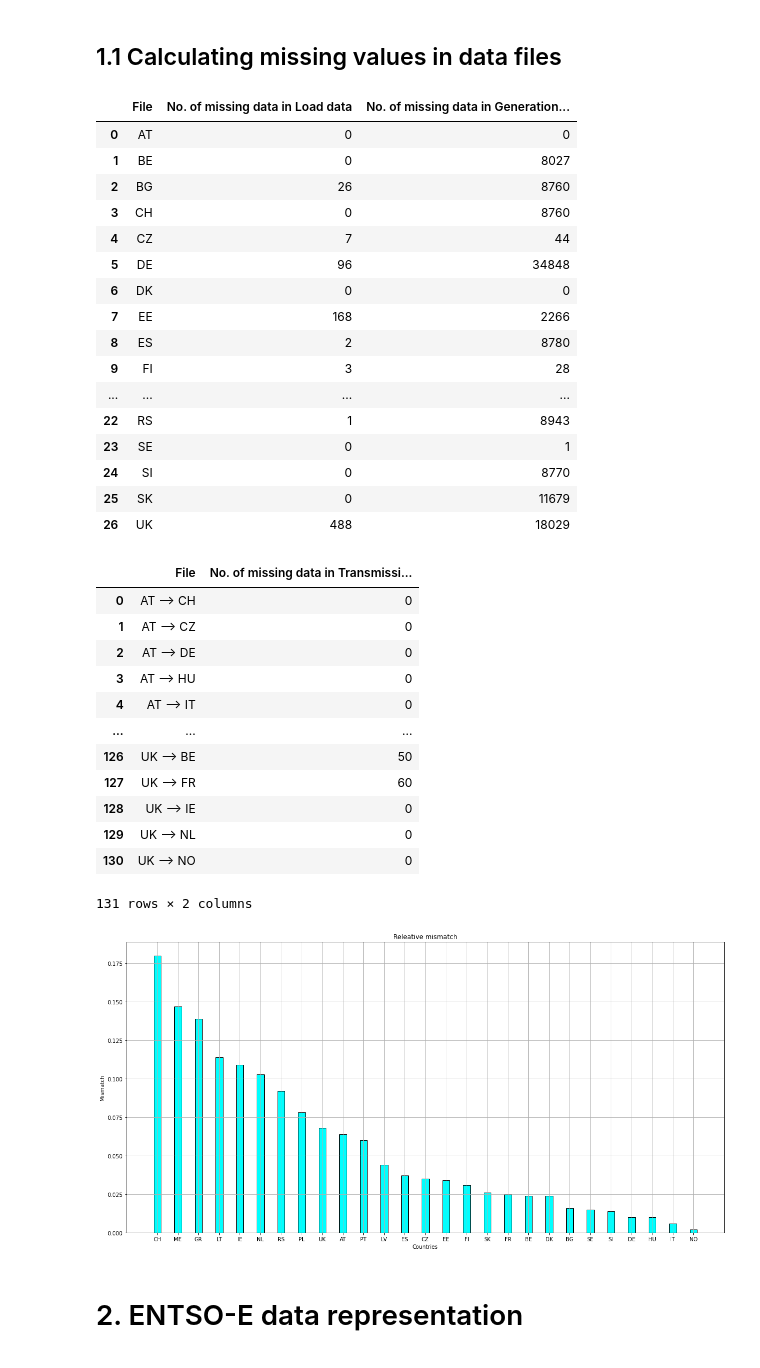
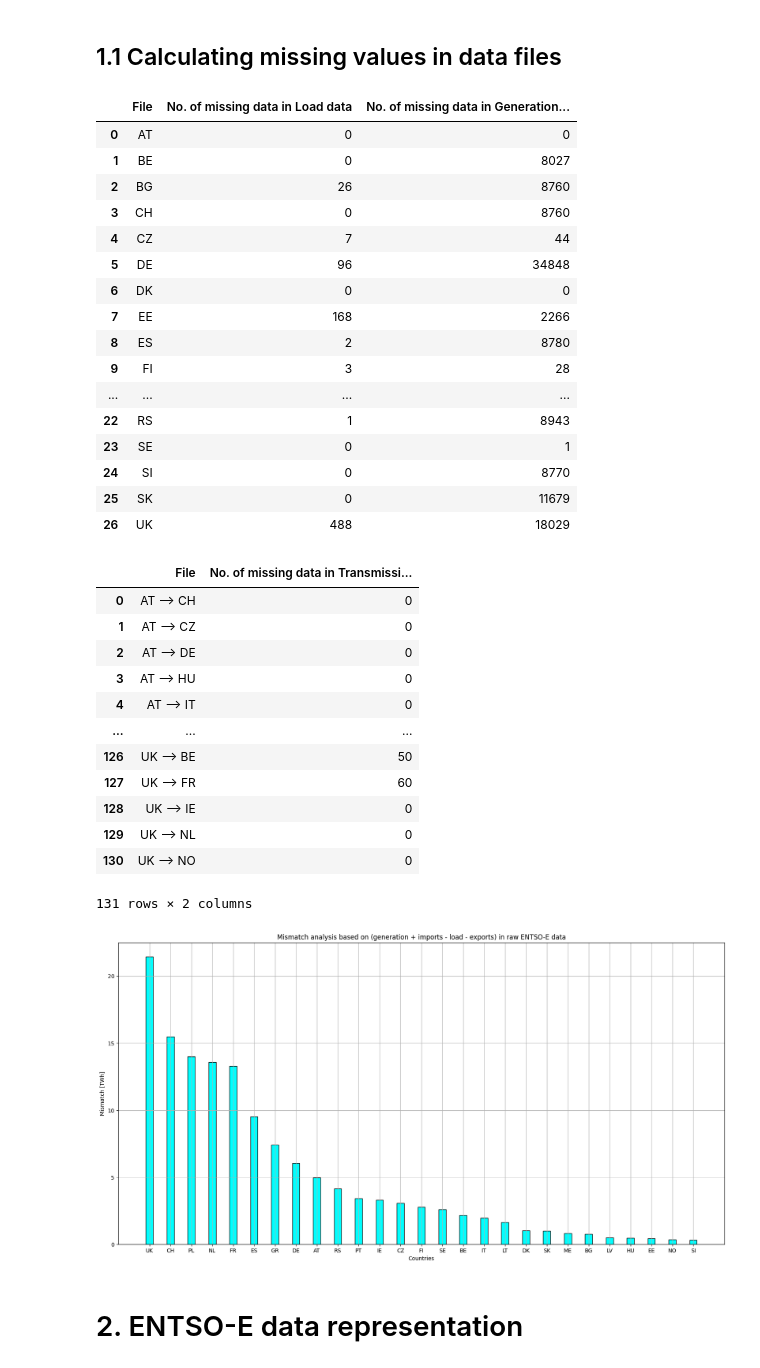
Before and after one commit to lovinduw/Consolidation, a Jupyter notebook: Scripts/main.ipynb, the cells around one changed output. Drawn from its saved outputs; the diff is of its cells as text; code cells hidden in the pictures.

```diff
--- a/Scripts/main.ipynb
+++ b/Scripts/main.ipynb
@@ -19,39 +36,39 @@ abbr_list=list(countries.values())
 # %% [markdown]
 ## 1.1 Calculating missing values in data files
 # %%
-ii.mismatch_data(countries)
+ii.mismatch_raw_data(countries)
 # %% [output]
 |  | File | No. of missing data in Load data | No. of missing data in Generation... |
 | 0 | AT | 0 | 0 |
 | 1 | BE | 0 | 8027 |
 | 2 | BG | 26 | 8760 |
 | 3 | CH | 0 | 8760 |
 | 4 | CZ | 7 | 44 |
 | 5 | DE | 96 | 34848 |
 | 6 | DK | 0 | 0 |
 | 7 | EE | 168 | 2266 |
 | 8 | ES | 2 | 8780 |
 | 9 | FI | 3 | 28 |
 | ... | ... | ... | ... |
 | 22 | RS | 1 | 8943 |
 | 23 | SE | 0 | 1 |
 | 24 | SI | 0 | 8770 |
 | 25 | SK | 0 | 11679 |
 | 26 | UK | 488 | 18029 |
 |  | File | No. of missing data in Transmissi... |
 | 0 | AT --> CH | 0 |
 | 1 | AT --> CZ | 0 |
 | 2 | AT --> DE | 0 |
 | 3 | AT --> HU | 0 |
 | 4 | AT --> IT | 0 |
 | ... | ... | ... |
 | 126 | UK --> BE | 50 |
 | 127 | UK --> FR | 60 |
 | 128 | UK --> IE | 0 |
 | 129 | UK --> NL | 0 |
 | 130 | UK --> NO | 0 |
 131 rows × 2 columns
-[figure, old version]
+[figure, new version]
 # %% [markdown]
 # 2. ENTSO-E data representation
 # %% [markdown]
```
Also changed, not shown: parts of 7 cells of this notebook, 5 other files.
